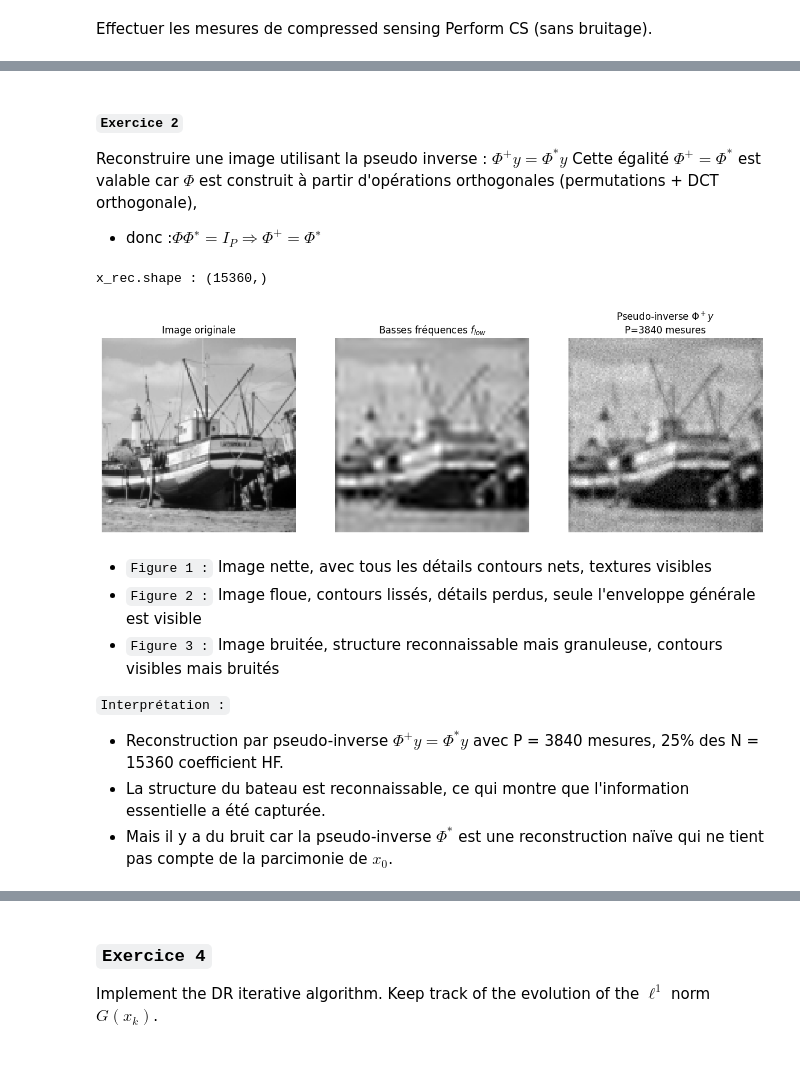
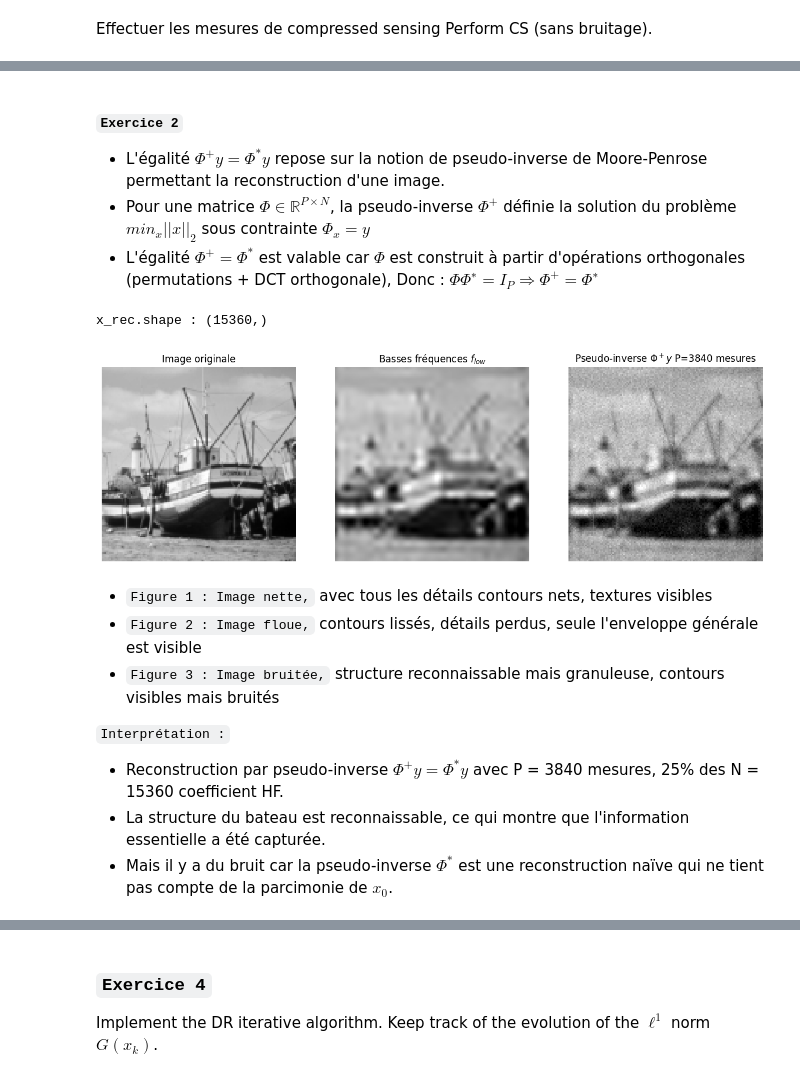
Before and after one commit to Borleo/2_M2_IAFA, a Jupyter notebook: TP_M2IAFA/TP_M2_IMGCMPT/TP23_Imagerie_Computationnelle/4_Sparsity and Redundant Representations/Compressed Sensing of Images/sparsity_2_cs_images.ipynb, the cells around one changed output, grey strips where cells are left out. Drawn from its saved outputs; the diff is of its cells as text; code cells hidden in the pictures.

```diff
--- a/TP_M2IAFA/TP_M2_IMGCMPT/TP23_Imagerie_Computationnelle/4_Sparsity and Redundant Representations/Compressed Sensing of Images/sparsity_2_cs_images.ipynb
+++ b/TP_M2IAFA/TP_M2_IMGCMPT/TP23_Imagerie_Computationnelle/4_Sparsity and Redundant Representations/Compressed Sensing of Images/sparsity_2_cs_images.ipynb
@@ -521,44 +536,46 @@ erreur relative   : 0.865965
 # %% [markdown]
 #### __`Exercice 2`__
-Reconstruire une image utilisant la pseudo inverse : $\Phi^+ y =\Phi^* y$
-Cette égalité $\Phi^+ = \Phi^*$ est valable car $\Phi$ est construit à partir d'opérations orthogonales (permutations + DCT orthogonale),
- - donc :$ΦΦ^∗ = I_P ⇒ Φ^+ = Φ^∗$
+- L'égalité $\Phi^+ y =\Phi^* y$ repose sur la notion de pseudo-inverse de Moore-Penrose permettant la  reconstruction d'une image.
+- Pour une matrice $\Phi \in \mathbb{R}^{P \times N}$, la pseudo-inverse $\Phi^+$ définie la solution du problème $min_x ||x||_2$ sous contrainte $\Phi_x=y$
+- L'égalité $\Phi^+ = \Phi^*$ est valable car $\Phi$ est construit à partir d'opérations orthogonales (permutations + DCT orthogonale),
+Donc : $ ΦΦ^∗ = I_P ⇒ Φ^+ = Φ^∗$
 # %%
+# opérateur d'acquisition de mesures Φ
 y = Phi(x0)
 x_rec = PhiS(y,N,P)
 
 print(f"x_rec.shape : {x_rec.shape}")  # (N,)
 
 J = int(np.log2(n) - k0)
 A = np.ones((fw_img.shape))
 A[0:low_h, 0:low_w] = 0
 
 # retourne les indices de la matrice ou se trouvent les coefficients hautes fréquences
 I0 = np.where(A.flatten()==1)[0]
 
 # 3. Reconstruire l'image complète
 fw_rec = fw_img.flatten().copy()
 fw_rec[I0] = x_rec                   # replacer les coefficients high-pass
 
 fw_rec_2d = fw_rec.reshape(fw_img.shape)
 
 # Reconstruire depuis les coefficients d'ondelettes
 coeffs_rec = pywt.array_to_coeffs(fw_rec_2d, slices, output_format='wavedec2')
 f_rec = pywt.waverec2(coeffs_rec, wavelet=wavelet, mode='periodization')
 
 # 4. Affichage
 plt.figure(figsize=(15, 5))
 imageplot(clamp(f0),    'Image originale',                           [1, 3, 1])
-imageplot(clamp(f_low), 'Basses fréquences $f_{low}$',               [1, 3, 2])
-imageplot(clamp(f_rec), f'Pseudo-inverse $\Phi^+ y$\nP={P} mesures', [1, 3, 3])
+imageplot(clamp(f_low), r'Basses fréquences $f_{low}$',               [1, 3, 2])
+imageplot(clamp(f_rec), f'Pseudo-inverse $\Phi^+ y$ P={P} mesures', [1, 3, 3])
 plt.show()
 # %% [output]
 x_rec.shape : (15360,)
-[figure, old version]
+[figure, new version]
 # %% [markdown]
-- `Figure 1 :` Image nette, avec tous les détails contours nets, textures visibles
-- `Figure 2 :` Image floue, contours lissés, détails perdus, seule l'enveloppe générale est visible
-- `Figure 3 :` Image bruitée, structure reconnaissable mais granuleuse, contours visibles mais bruités
+- `Figure 1 : Image nette,` avec tous les détails contours nets, textures visibles
+- `Figure 2 : Image floue,` contours lissés, détails perdus, seule l'enveloppe générale est visible
+- `Figure 3 : Image bruitée,` structure reconnaissable mais granuleuse, contours visibles mais bruités
 
 `Interprétation :`
 - Reconstruction par pseudo-inverse $\Phi^+ y = \Phi^* y$ avec P = 3840 mesures, 25% des N = 15360 coefficient HF.
```
Also changed, not shown: parts of 19 cells of this notebook.
